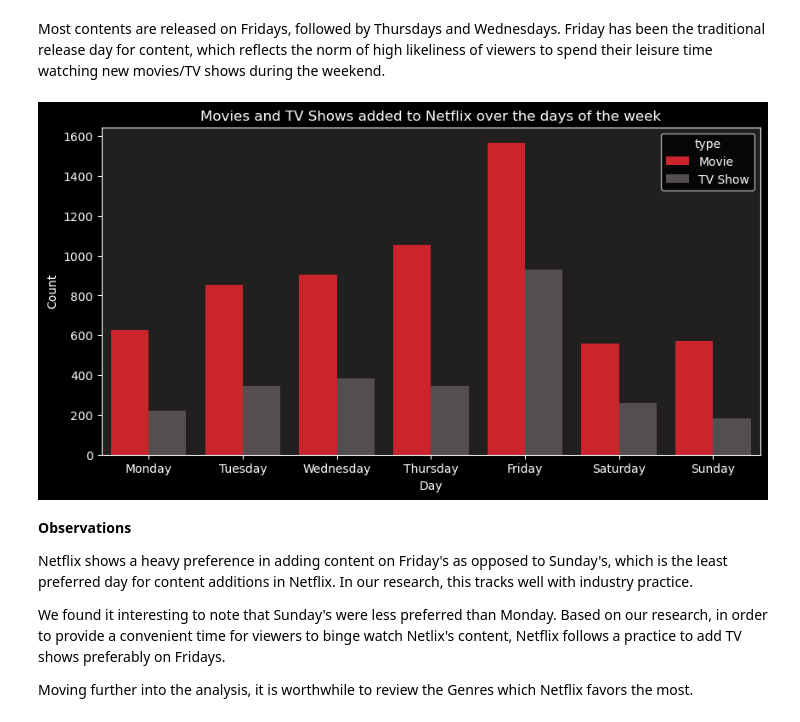
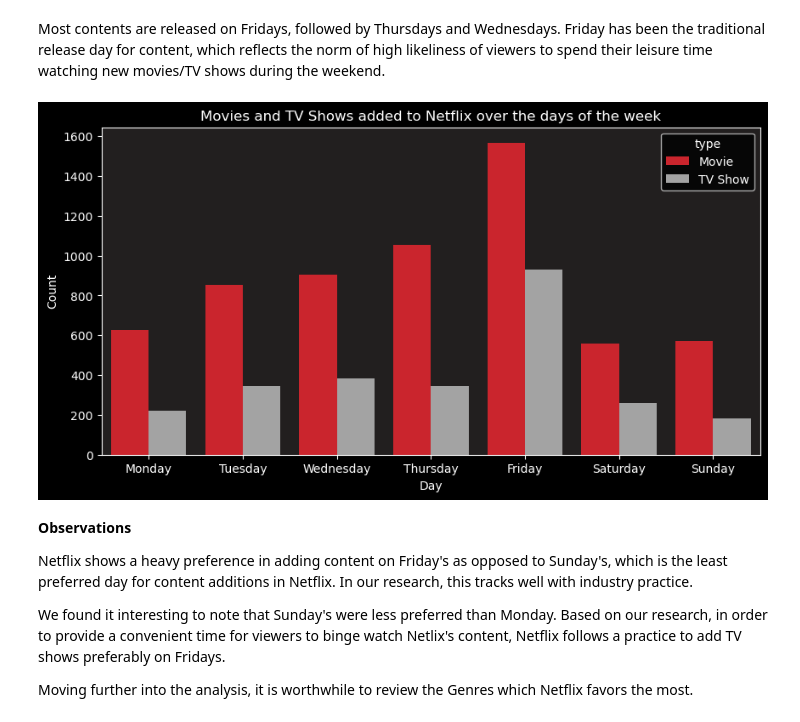
Before and after one commit to bhagirathbhard/Analysis-Netflix-Content-Library, a Jupyter notebook: A7-Netflix-Content-Analysis.ipynb, the cells around one changed output. Saved outputs shown, nothing was run; the diff lists cells and outputs as text; code cells hidden in the pictures.

```diff
--- a/A7-Netflix-Content-Analysis.ipynb
+++ b/A7-Netflix-Content-Analysis.ipynb
@@ -181,7 +205,7 @@ Downloading netflix-shows.zip to /content
 Archive:  netflix-shows.zip
   inflating: netflix_titles.csv
 # %%
-#netflix_ds = pd.read_csv('/Users/bhagirathbhardwaj/Library/CloudStorage/GoogleDrive-bbhardw@bu.edu/Shared drives/BA780/netflix_titles.csv')
-netflix_ds = pd.read_csv('netflix_titles.csv')
+netflix_ds = pd.read_csv('/Users/bhagirathbhardwaj/Library/CloudStorage/GoogleDrive-bbhardw@bu.edu/Shared drives/BA780/netflix_titles.csv')
+#netflix_ds = pd.read_csv('netflix_titles.csv')
 # %% [markdown]
 # **<span id="EDA" style="color:#023e8a;">Exploratory Data Analysis </span>**
@@ -846,7 +874,2 @@ plt.show()
 # %% [markdown]
 We observe that the number of Netflix Originals in the Drama Genre has been increasing over the years. We also observe that the number of Netflix Originals in the Drama Genre has been increasing over the years. We also observe that a lot of Netflix Originals in the Drama Genre have been released in the years 2018-2020. This gives us an indication of the growth of Netflix Originals in the Drama Genre over the years.
-# %%
-netflix_ds2 = netflix_ds.listed_in.str.split(',').apply(pd.Series)
-netflix_ds2.index = netflix_ds.set_index(["release_year"]).index
-netflix_ds2 = netflix_ds2.stack().reset_index(["release_year"])
-netflix_ds2.groupby(["release_year", 0])[0].count().sort_values(ascending=False)
@@ -867,7 +875,0 @@ Name: 0, Length: 1566, dtype: int64
-# %%
-# Movies
-netflix_ds3 = netflix_ds.country.str.split(',').apply(pd.Series)
-netflix_ds3.index = netflix_ds.set_index(['rating', 'type']).index
-netflix_ds3 = netflix_ds3.stack().reset_index(['rating', 'type'])
-netflix_ds3 = netflix_ds3[(netflix_ds3['type']=='Movie') & (netflix_ds3[0]!='Not Listed')].groupby([0, "type", "rating"])["rating"].count().sort_values(ascending=False)
-netflix_ds3.head(10)
@@ -896,7 +875,0 @@ Over the years, Netflix has invested more capital into producing original conten
-# %%
-# TV Show
-netflix_ds3 = netflix_ds.country.str.split(',').apply(pd.Series)
-netflix_ds3.index = netflix_ds.set_index(['rating', 'type']).index
-netflix_ds3 = netflix_ds3.stack().reset_index(['rating', 'type'])
-netflix_ds3 = netflix_ds3[(netflix_ds3['type'] =='TV Show') & (netflix_ds3[0]!='Not Listed')].groupby([0, "type", "rating"])["rating"].count().sort_values(ascending=False)
-netflix_ds3.head(10)
@@ -1087,20 +909,20 @@ Most contents are released on Fridays, followed by Thursdays and Wednesdays. Fri
 # %%
 #Plot and Hue by type the days of the week when content was added to Netflix
 #Create a column of date added day of the week
 netflix_ds['date_added_day'] = netflix_ds['date_added'].dt.day_name()
 plt.figure(figsize=(10,5))
 #Sort the days of the week
-sns.countplot(x='date_added_day', data=netflix_ds, hue='type', order=['Monday', 'Tuesday', 'Wednesday', 'Thursday', 'Friday', 'Saturday', 'Sunday'], palette=['#E50914', '#564d4d'])
+sns.countplot(x='date_added_day', data=netflix_ds, hue='type', order=['Monday', 'Tuesday', 'Wednesday', 'Thursday', 'Friday', 'Saturday', 'Sunday'], palette=['#E50914', '#a3a3a3'])
 #Background color
 ax = plt.gca()
 ax.set_facecolor('#221f1f')
 #Label the plot
 plt.title('Movies and TV Shows added to Netflix over the days of the week')
 plt.xlabel('Day')
 plt.ylabel('Count')
 plt.show()
 # %% [output]
-[figure, old version]
+[figure, new version]
 # %% [markdown]
 **Observations**
 
```
Also changed, not shown: parts of 107 cells of this notebook.
